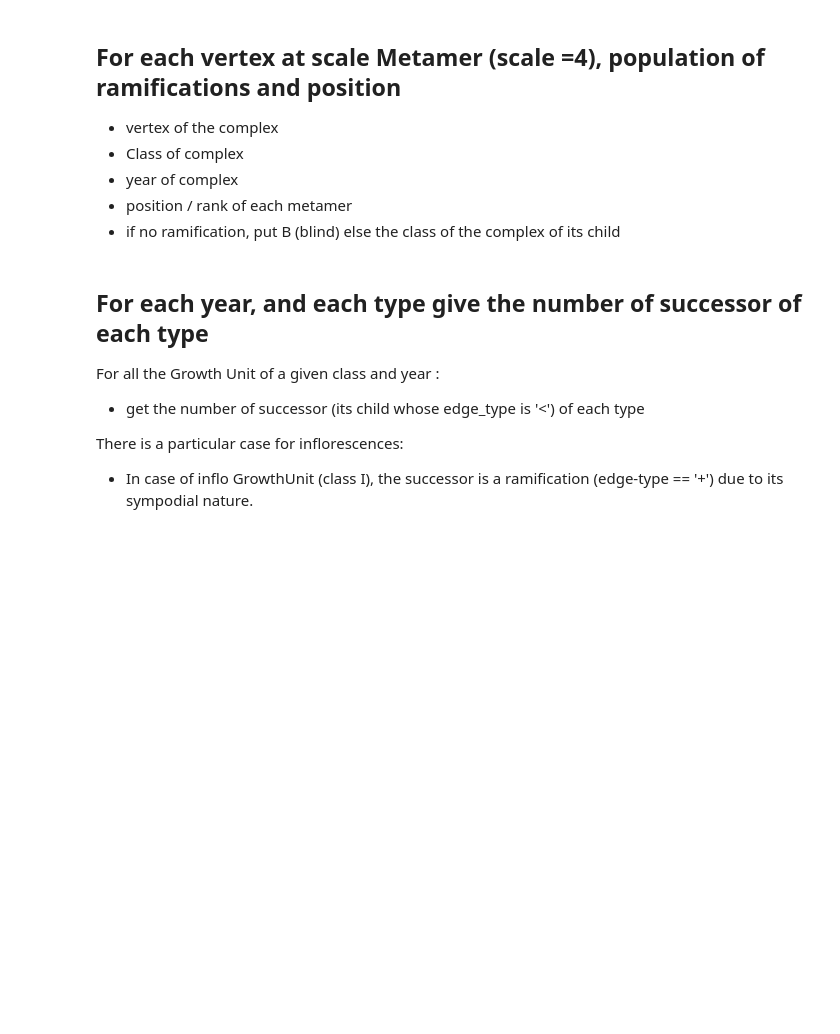
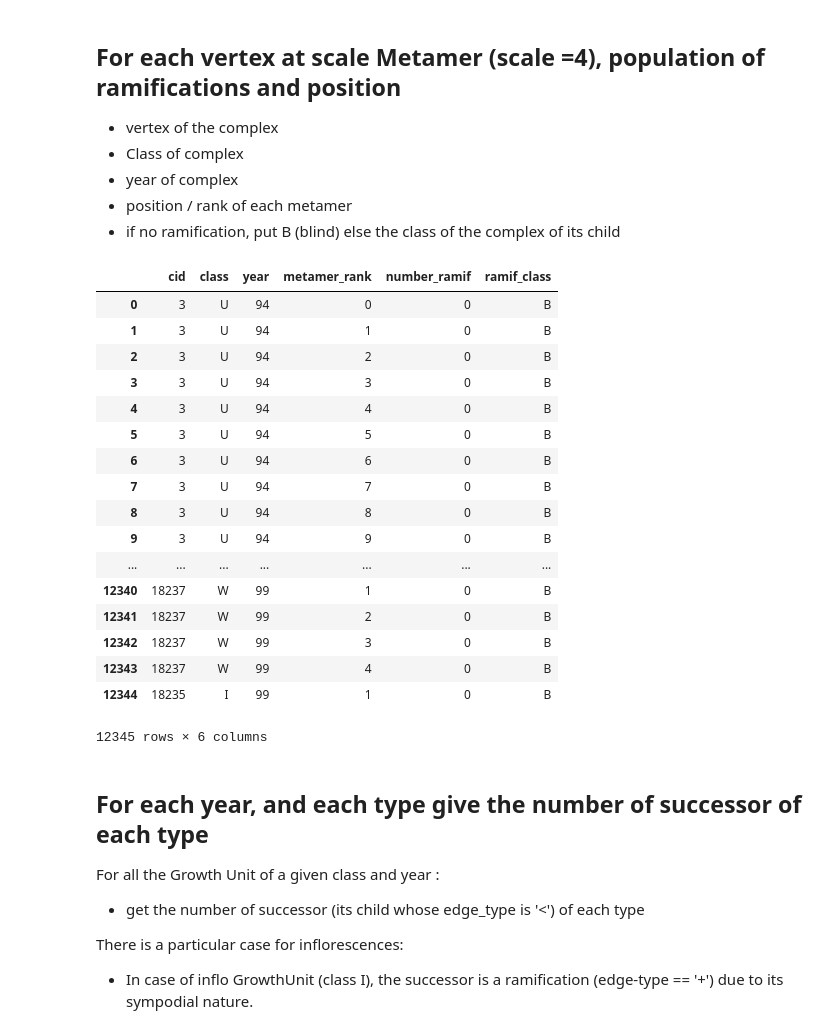
Before and after one commit to openalea-training/agreenium_training_2018, a Jupyter notebook: MTG_Analysis.ipynb, the cells around one changed output. Drawn from its saved outputs; the diff is of its cells as text; code cells hidden in the pictures; blank space fills up the shorter version.

```diff
--- a/MTG_Analysis.ipynb
+++ b/MTG_Analysis.ipynb
@@ -219,25 +290,46 @@ df_ramif.to_csv('result_branch_num.csv', index=None)
 # %%
 def rank(v):
     cid = g.complex(v)
     root_in_complex = g.component_roots(cid)[0]
     return g.Height(root_in_complex, v)
 
 ramif_location = []
 
 for vid in g.vertices(scale=4):
     complex_id = g.complex(vid)
     c_class = g.class_name(complex_id)
     year = g.index(complex_id)
     metamer_rank = rank(vid)
     ramifs = g.Sons(vid, EdgeType='+')
     nb_ramifs = len(ramifs)
     # Class of the complex of the ramif
     ramif_class = g.class_name(g.complex(ramifs[0])) if (nb_ramifs != 0) else 'B'
 
     ramif_location.append((complex_id, c_class, year, metamer_rank, nb_ramifs, ramif_class))
 
 df_pop = pd.DataFrame(ramif_location, columns=['cid', 'class', 'year', 'metamer_rank', 'number_ramif', 'ramif_class'])
 df_pop.to_csv('result_ramif_location.csv', index=None)
+
+df_pop
+# %% [output]
+|  | cid | class | year | metamer_rank | number_ramif | ramif_class |
+| 0 | 3 | U | 94 | 0 | 0 | B |
+| 1 | 3 | U | 94 | 1 | 0 | B |
+| 2 | 3 | U | 94 | 2 | 0 | B |
+| 3 | 3 | U | 94 | 3 | 0 | B |
+| 4 | 3 | U | 94 | 4 | 0 | B |
+| 5 | 3 | U | 94 | 5 | 0 | B |
+| 6 | 3 | U | 94 | 6 | 0 | B |
+| 7 | 3 | U | 94 | 7 | 0 | B |
+| 8 | 3 | U | 94 | 8 | 0 | B |
+| 9 | 3 | U | 94 | 9 | 0 | B |
+| ... | ... | ... | ... | ... | ... | ... |
+| 12340 | 18237 | W | 99 | 1 | 0 | B |
+| 12341 | 18237 | W | 99 | 2 | 0 | B |
+| 12342 | 18237 | W | 99 | 3 | 0 | B |
+| 12343 | 18237 | W | 99 | 4 | 0 | B |
+| 12344 | 18235 | I | 99 | 1 | 0 | B |
+12345 rows × 6 columns
 # %% [markdown]
 ## For each year, and each type  give the number of successor of each type
 
```
Also changed, not shown: parts of 14 cells of this notebook, 1 other file.
